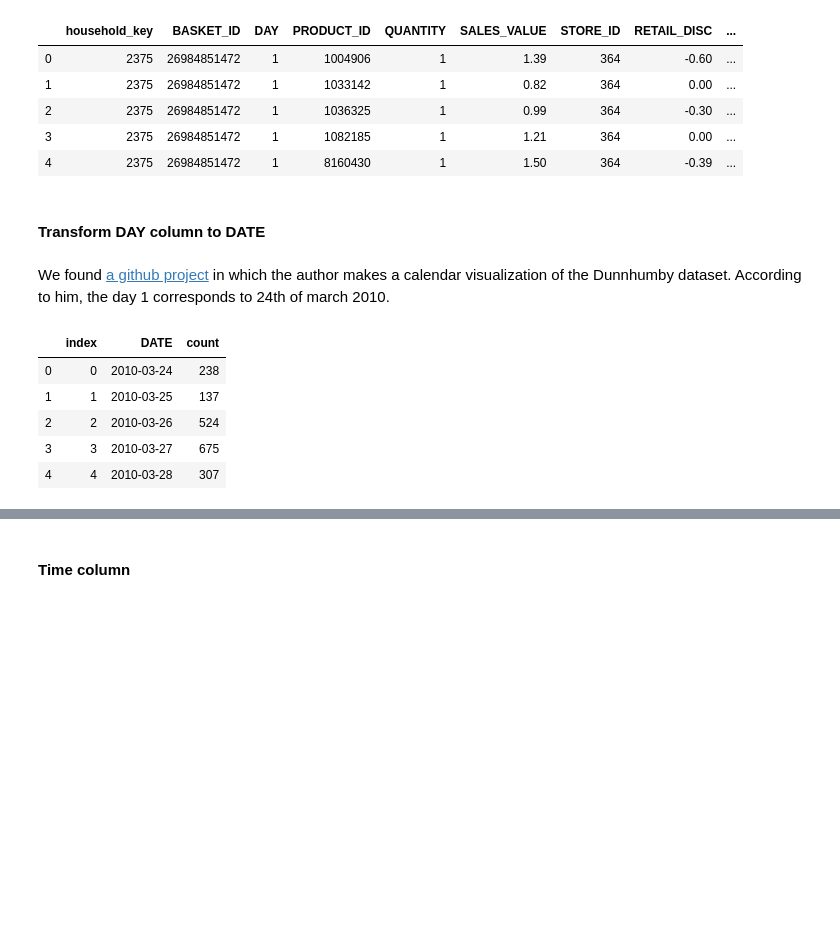
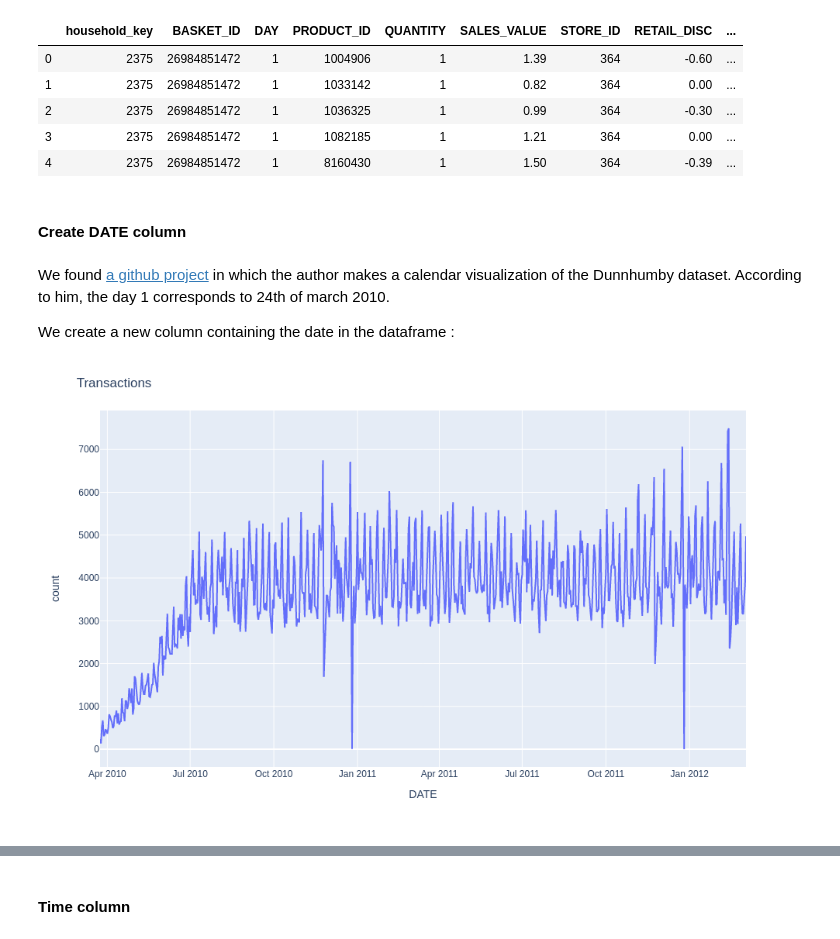
Before and after one commit to BenjaminEngelman/ADA-Project, a Jupyter notebook: main-david.ipynb, the cells around one changed output, grey strips where cells are left out. Cells and saved outputs as stored; diff of their text form; code cells hidden in the pictures; blank space fills up the shorter version.

```diff
--- a/main-david.ipynb
+++ b/main-david.ipynb
@@ -305,10 +305,12 @@ df_transactions.head()
 | 2 | 2375 | 26984851472 | 1 | 1036325 | 1 | 0.99 | 364 | -0.30 | ... |
 | 3 | 2375 | 26984851472 | 1 | 1082185 | 1 | 1.21 | 364 | 0.00 | ... |
 | 4 | 2375 | 26984851472 | 1 | 8160430 | 1 | 1.50 | 364 | -0.39 | ... |
-# %% [markdown]
-#### Transform DAY column to DATE
+# %% [markdown]
+#### Create DATE column
 # %% [markdown]
 We found [a github project](https://github.com/Lanbig/CSC465-visualization-project) in which the author makes a calendar visualization of the Dunnhumby dataset. According to him, the day 1 corresponds to 24th of march 2010.
+
+We create a new column containing the date in the dataframe :
 # %%
 start_date = datetime(2010, 3, 24)
 def convert_day_to_date(day):
@@ -318,11 +320,8 @@ def convert_day_to_date(day):
 df_transactions["DATE"] = df_transactions.DAY.apply(convert_day_to_date)
 # %%
 trans_per_day = df_transactions.groupby("DATE")["household_key"].count().reset_index(name="count").reset_index()
-trans_per_day.head()
+fig = px.line(trans_per_day, x='DATE', y='count')
+fig.update_layout(title="Transactions")
+fig.show()
 # %% [output]
-|  | index | DATE | count |
-| 0 | 0 | 2010-03-24 | 238 |
-| 1 | 1 | 2010-03-25 | 137 |
-| 2 | 2 | 2010-03-26 | 524 |
-| 3 | 3 | 2010-03-27 | 675 |
-| 4 | 4 | 2010-03-28 | 307 |
+[figure, added]
```
Also changed, not shown: parts of 4 cells of this notebook, 1 other file.
